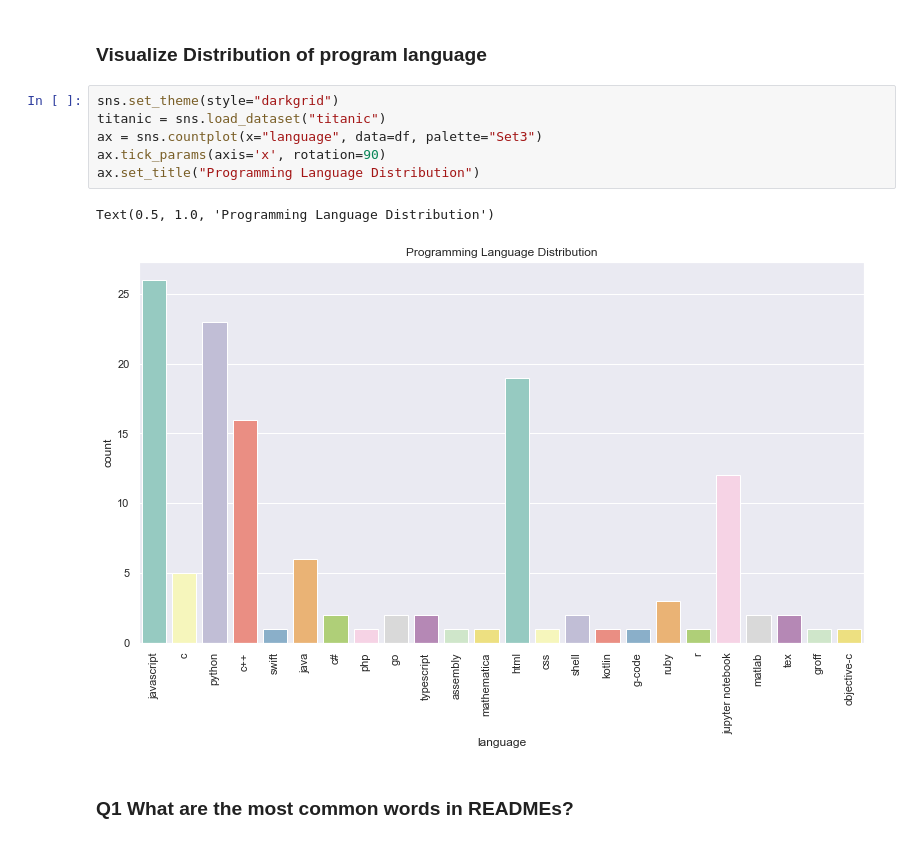
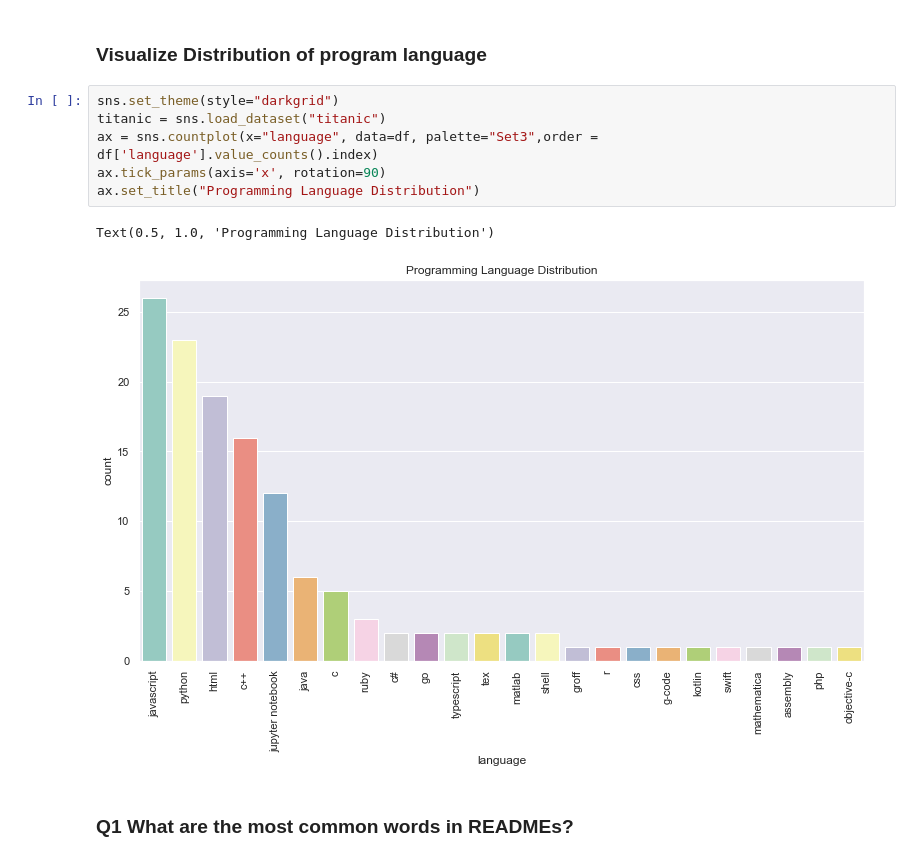
Before and after one commit to codeup-nlp/nlp-project, a Jupyter notebook: stephen_explore.ipynb, the cells around one changed output. Drawn from its saved outputs; the diff is of its cells as text.

```diff
--- a/stephen_explore.ipynb
+++ b/stephen_explore.ipynb
@@ -217,12 +217,12 @@ Name: language, dtype: int64
 # %%
 sns.set_theme(style="darkgrid")
 titanic = sns.load_dataset("titanic")
-ax = sns.countplot(x="language", data=df, palette="Set3")
+ax = sns.countplot(x="language", data=df, palette="Set3",order = df['language'].value_counts().index)
 ax.tick_params(axis='x', rotation=90)
 ax.set_title("Programming Language Distribution")
 # %% [output]
 Text(0.5, 1.0, 'Programming Language Distribution')
-[figure, old version]
+[figure, new version]
 # %% [markdown]
 ### Q1 What are the most common words in READMEs?
 # %%
```
